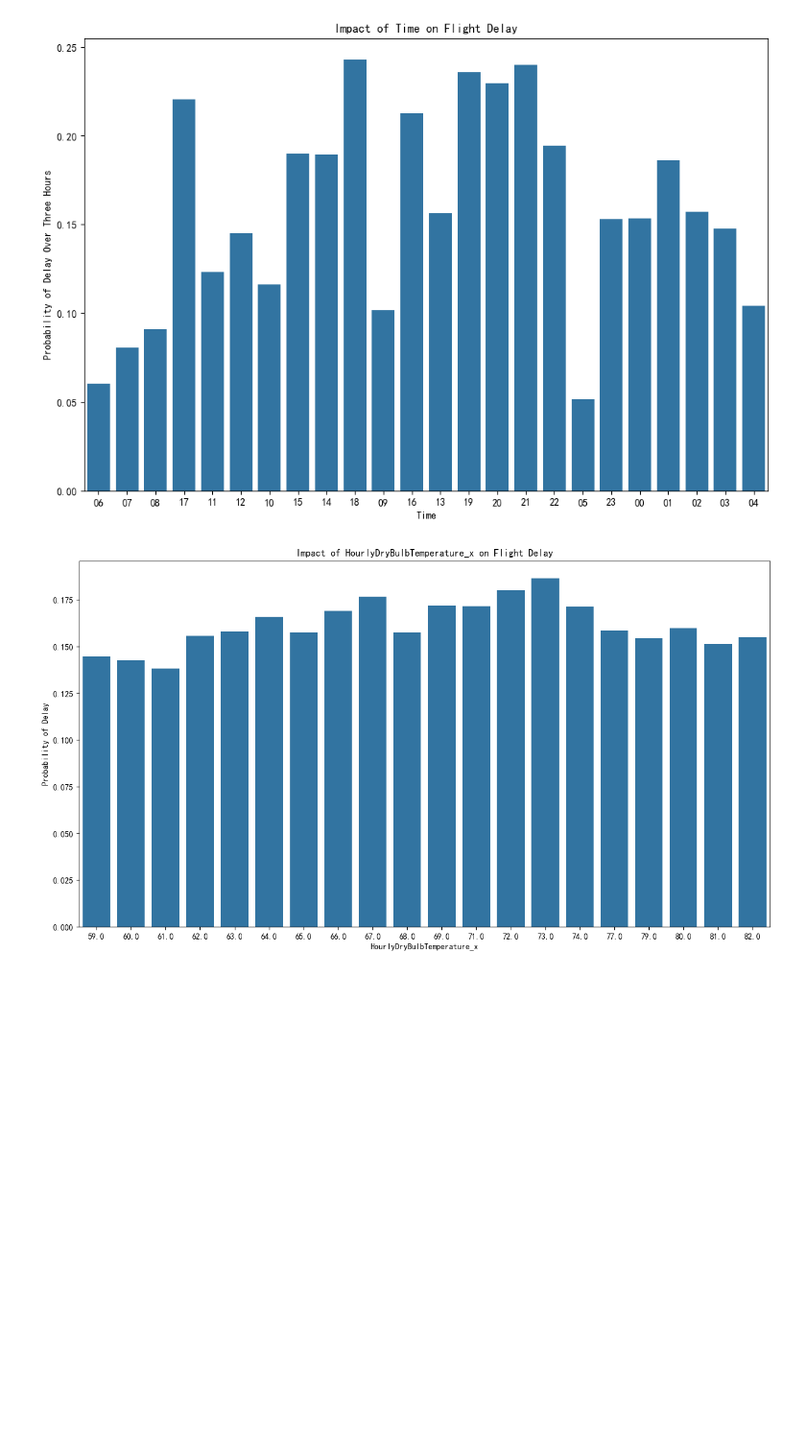
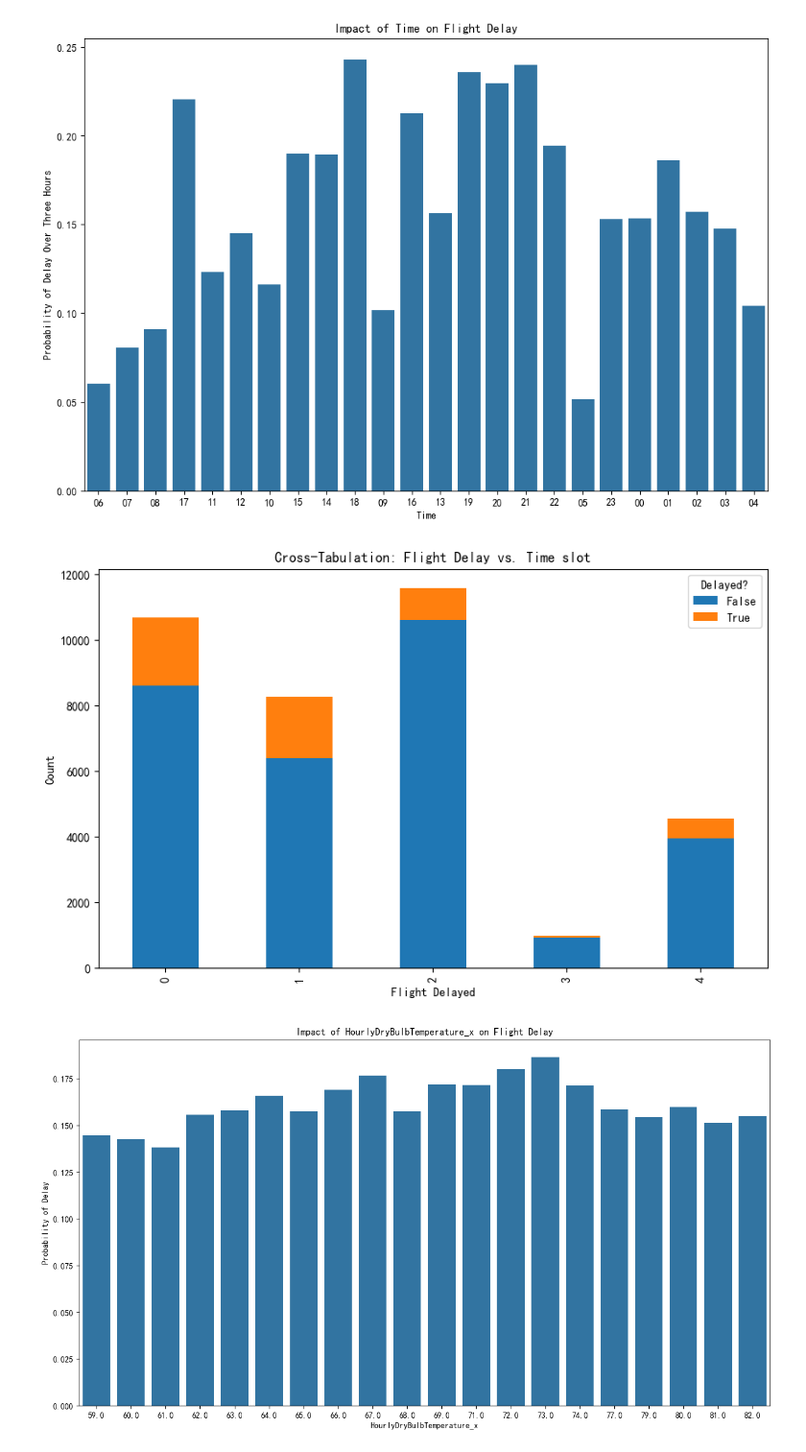
Before and after one commit to JerryFhuurr/MAL-FinalProject-New, a Jupyter notebook: Final.ipynb, the cells around one changed output. Shown at 96% size. Drawn from its saved outputs; the diff is of its cells as text; code cells hidden in the pictures; blank space fills up the shorter version.

```diff
--- a/Final.ipynb
+++ b/Final.ipynb
@@ -382,6 +382,20 @@ plt.show()
 # %% [output]
 [figure]
 [figure]
+# %%
+# 创建交叉表
+cross_tab = pd.crosstab(train['time slot'], train['y'])
+
+# 绘制交叉表
+cross_tab.plot(kind='bar', stacked=True, figsize=(10, 6))
+plt.xlabel('Flight Delayed')
+plt.ylabel('Count')
+plt.title('Cross-Tabulation: Flight Delay vs. Time slot')
+plt.legend(title='Delayed?', loc='upper right')
+
+plt.show()
+# %% [output]
+[figure, added]
 # %%
 def weather_plot_draw(column_name):
     # Get the 20 most common values in the specified column
```
Also changed, not shown: parts of 10 cells of this notebook, 3 other files.
